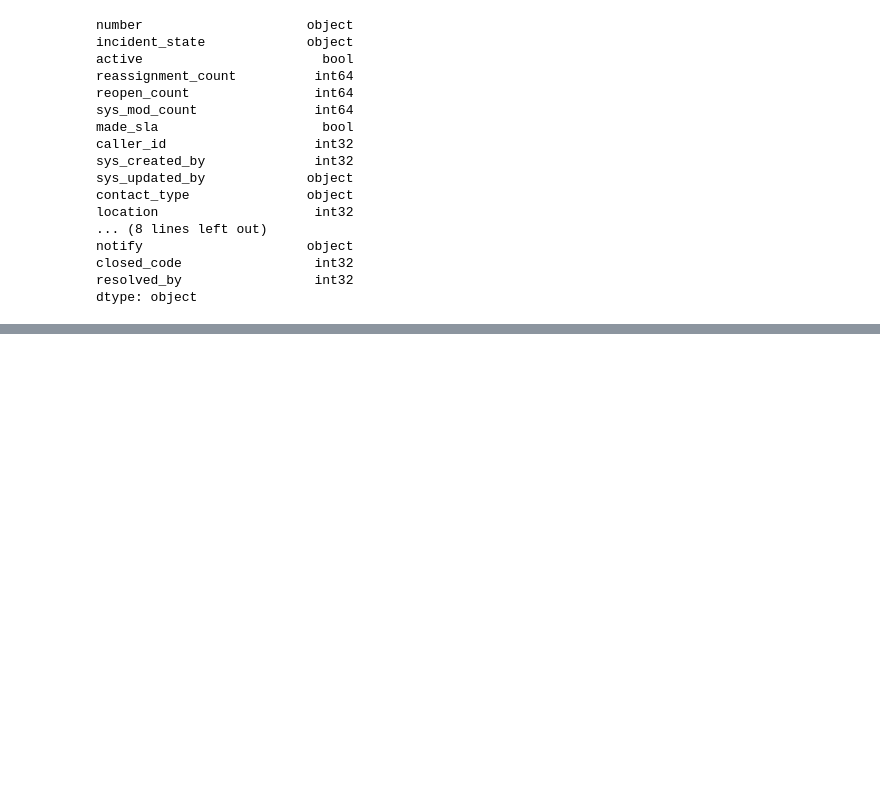
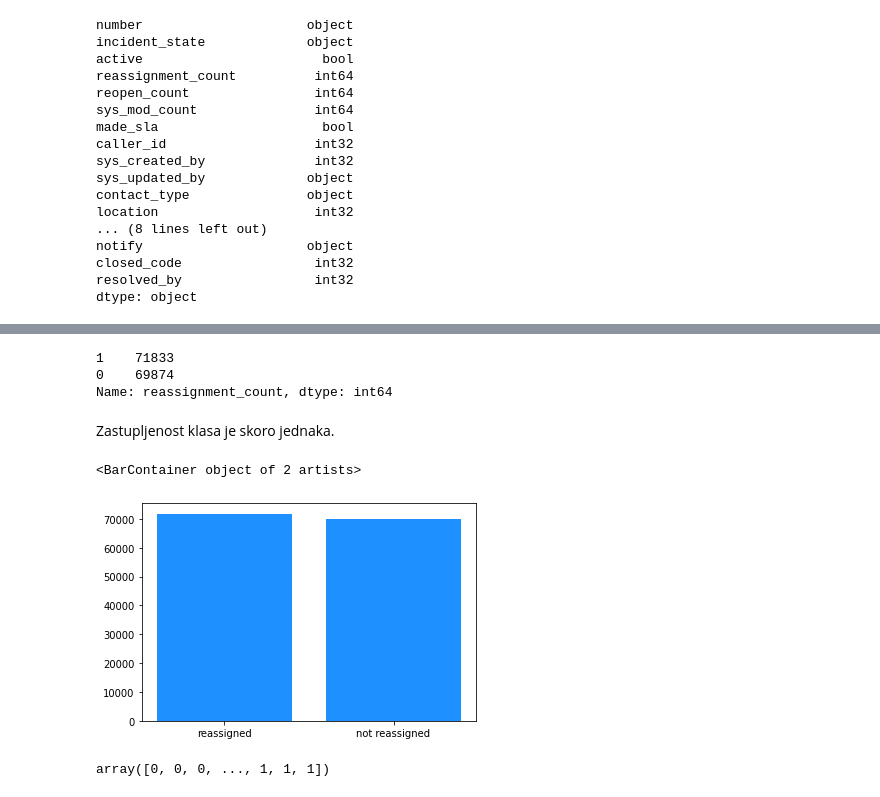
Before and after one commit to kunict11/GCN-Ticket-Reassignment-Prediction, a Jupyter notebook: 01.Preprocessing.ipynb, the cells around one changed output, grey strips where cells are left out. Drawn from its saved outputs; the diff is of its cells as text; code cells hidden in the pictures; blank space fills up the shorter version.

Commit message:
Form graph

```diff
--- a/01_ExplorationPreprocessing.ipynb
+++ b/01.Preprocessing.ipynb
@@ -100,7 +126,7 @@ df_support_org.head(10)
 Prefiksi Group i Resolver nemaju nikakvo značenje, pa se mogu izvući samo numeričke vrednosti.
 # %%
 for col in support_org_cols[1:]:
-    df_support_org[col] = df_support_org[col].apply(formatters.exctractIds)
+    df_support_org[col] = df_support_org[col].apply(exctractIds)
 # %%
 df_support_org.head(10)
 # %% [output]
@@ -358,7 +372,7 @@ df_incident.drop(columns=['cmdb_ci', 'problem_id', 'rfc', 'caused_by'], inplace=
 # %%
 format_cols = ['caller_id', 'sys_created_by', 'sys_updated_by', 'location', 'category', 'subcategory', 'u_symptom', 'closed_code', 'resolved_by']
 for col in format_cols:
-    df_incident[col] = df[col].apply(formatters.exctractIds)
+    df_incident[col] = df[col].apply(exctractIds)
 # %%
 for col in ['impact', 'urgency','priority']:
     df_incident[col] = df_incident[col].map(lambda x: x.split(sep=' ')[0], na_action=None).astype(int)
@@ -444,0 +461,5 @@ array(['Do Not Notify', 'Send Email'], dtype=object)
+# %%
+df_incident['notify'].replace({'Do Not Notify': 0, 'Send Email': 1}, inplace=True)
+# %%
+target = (df_incident['reassignment_count'] > 0).astype(int)
+df_incident.drop(columns=['reassignment_count'], inplace=True)
@@ -444,0 +492,15 @@ array(['Do Not Notify', 'Send Email'], dtype=object)
+# %%
+target.value_counts()
+# %% [output]
+1    71833
+0    69874
+Name: reassignment_count, dtype: int64
+# %% [markdown]
+Zastupljenost klasa je skoro jednaka.
+# %%
+import matplotlib.pyplot as plt
+
+plt.bar(['reassigned', 'not reassigned'], target.value_counts(), color='dodgerblue')
+# %% [output]
+<BarContainer object of 2 artists>
+[figure, added]
@@ -444,0 +515,4 @@ array(['Do Not Notify', 'Send Email'], dtype=object)
+# %%
+target.values
+# %% [output]
+array([0, 0, 0, ..., 1, 1, 1])
```
Also changed, not shown: parts of 25 cells of this notebook, 1 other file.
